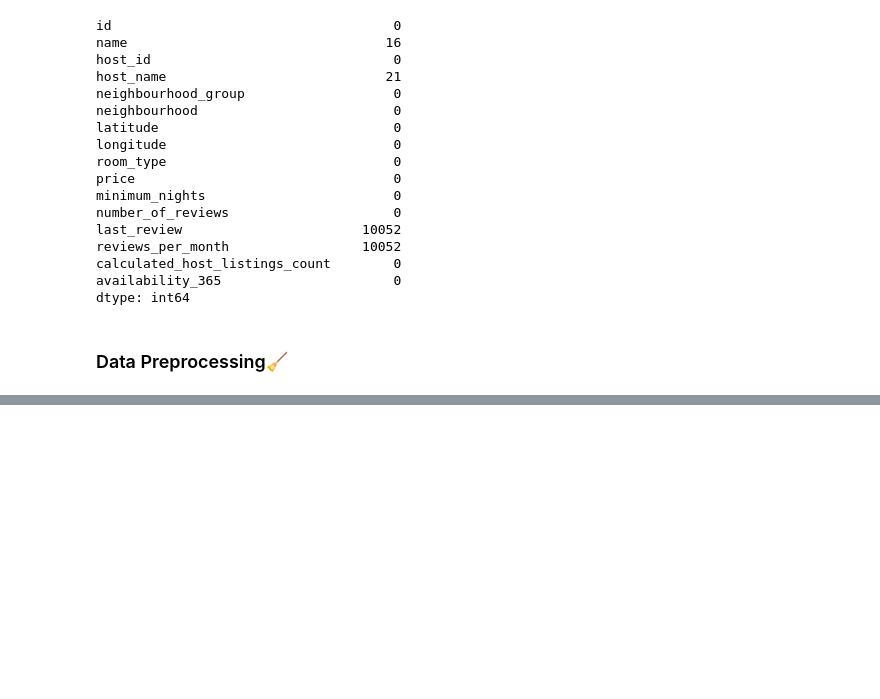
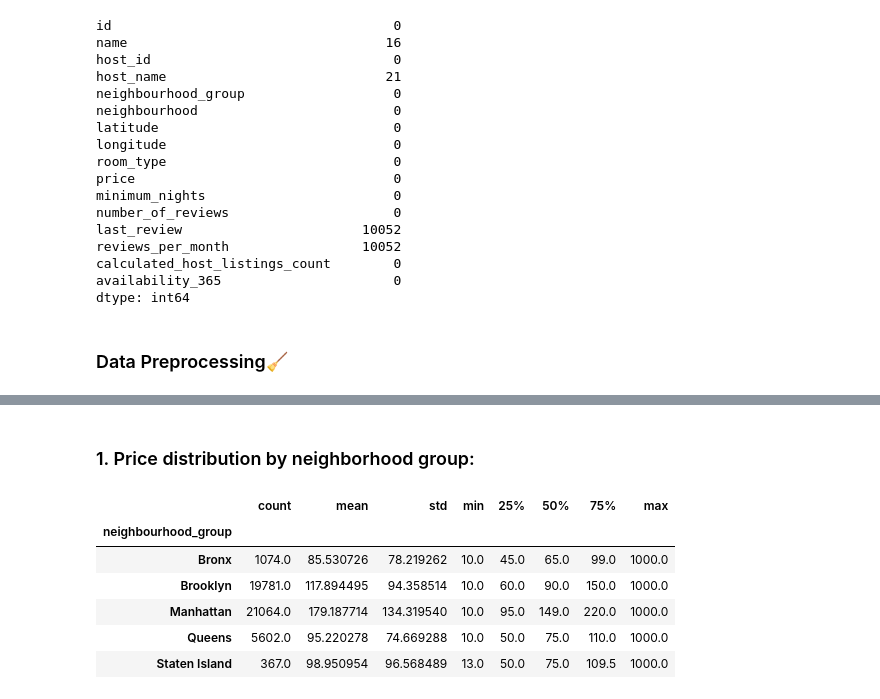
Before and after one commit to fortune-uwha/python-panel-dashboard-airbnb, a Jupyter notebook: python_dash/airbnb.ipynb, the cells around one changed output, grey strips where cells are left out. Drawn from its saved outputs; the diff is of its cells as text; code cells hidden in the pictures; blank space fills up the shorter version.

```diff
--- a/python_dash/airbnb.ipynb
+++ b/python_dash/airbnb.ipynb
@@ -87,6 +87,6 @@ airbnb = airbnb[(airbnb['price'] >= 10) & (airbnb['price'] <= 1000)]
 airbnb = airbnb[(airbnb['minimum_nights'] >= 1) & (airbnb['minimum_nights'] <= 30)]
 
 # Removing any irrelevant columns
-airbnb.drop(['id', 'host_id'], axis=1, inplace=True)
+#airbnb.drop(['id', 'host_id'], axis=1, inplace=True)
 # %%
 #checking null values
@@ -111,0 +143,13 @@ All clean ⭐!
+# %% [markdown]
+### 1. Price distribution by neighborhood group:
+# %%
+price_by_ng = airbnb.groupby('neighbourhood_group')['price'].describe()[['count', 'mean', 'std', 'min', '25%', '50%', '75%', 'max']]
+price_by_ng
+# %% [output]
+|  | count | mean | std | min | 25% | 50% | 75% | max |
+| neighbourhood_group |  |  |  |  |  |  |  |  |
+| Bronx | 1074.0 | 85.530726 | 78.219262 | 10.0 | 45.0 | 65.0 | 99.0 | 1000.0 |
+| Brooklyn | 19781.0 | 117.894495 | 94.358514 | 10.0 | 60.0 | 90.0 | 150.0 | 1000.0 |
+| Manhattan | 21064.0 | 179.187714 | 134.319540 | 10.0 | 95.0 | 149.0 | 220.0 | 1000.0 |
+| Queens | 5602.0 | 95.220278 | 74.669288 | 10.0 | 50.0 | 75.0 | 110.0 | 1000.0 |
+| Staten Island | 367.0 | 98.950954 | 96.568489 | 13.0 | 50.0 | 75.0 | 109.5 | 1000.0 |
```
Also changed, not shown: parts of 12 cells of this notebook.
